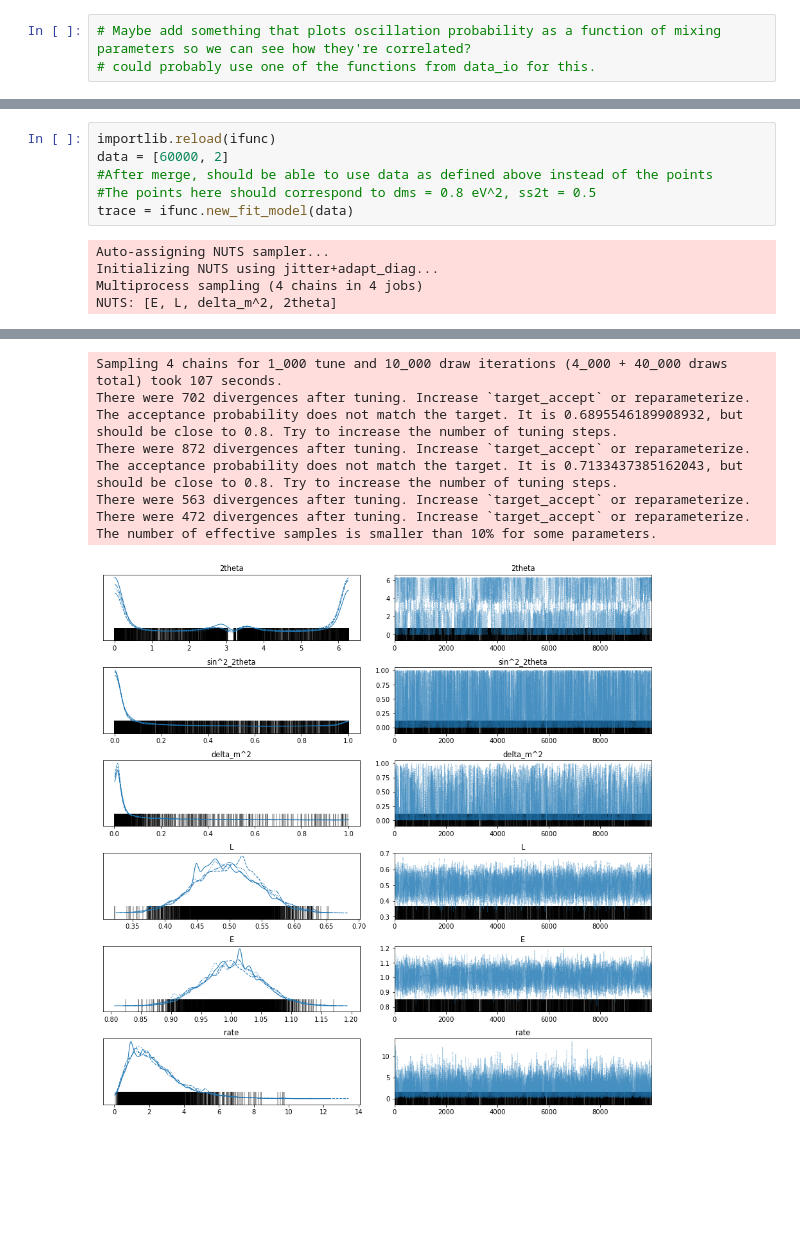
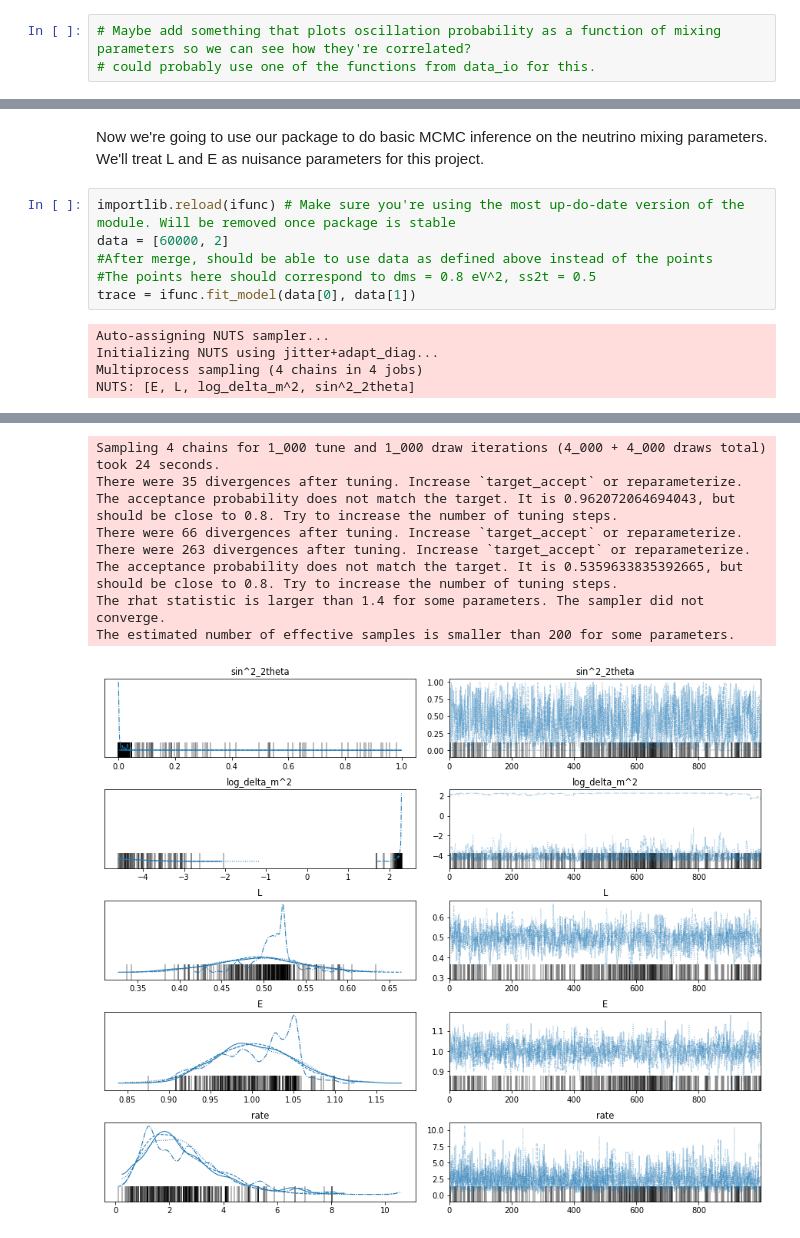
Before and after one commit to phys201/bayboone, a Jupyter notebook: tutorial.ipynb, the cells around one changed output, grey strips where cells are left out. Cells and saved outputs as stored; diff of their text form; blank space fills up the shorter version.

Commit message:
edits before due date #2
Mostly addressing direct feedback from comments and pull requests, some more tuning of generative model

```diff
--- a/tutorial.ipynb
+++ b/tutorial.ipynb
@@ -62,21 +75,23 @@ $$
+# %% [markdown]
+Now we're going to use our package to do basic MCMC inference on the neutrino mixing parameters. We'll treat L and E as nuisance parameters for this project.
 # %%
-importlib.reload(ifunc)
+importlib.reload(ifunc) # Make sure you're using the most up-do-date version of the module. Will be removed once package is stable
 data = [60000, 2]
 #After merge, should be able to use data as defined above instead of the points
 #The points here should correspond to dms = 0.8 eV^2, ss2t = 0.5
-trace = ifunc.new_fit_model(data)
+trace = ifunc.fit_model(data[0], data[1])
 # %% [output]
 Auto-assigning NUTS sampler...
 Initializing NUTS using jitter+adapt_diag...
 Multiprocess sampling (4 chains in 4 jobs)
-NUTS: [E, L, delta_m^2, 2theta]
+NUTS: [E, L, log_delta_m^2, sin^2_2theta]
 [interactive output not drawn]
-Sampling 4 chains for 1_000 tune and 10_000 draw iterations (4_000 + 40_000 draws total) took 107 seconds.
-There were 702 divergences after tuning. Increase `target_accept` or reparameterize.
-The acceptance probability does not match the target. It is 0.6895546189908932, but should be close to 0.8. Try to increase the number of tuning steps.
-There were 872 divergences after tuning. Increase `target_accept` or reparameterize.
-The acceptance probability does not match the target. It is 0.7133437385162043, but should be close to 0.8. Try to increase the number of tuning steps.
-There were 563 divergences after tuning. Increase `target_accept` or reparameterize.
-There were 472 divergences after tuning. Increase `target_accept` or reparameterize.
-The number of effective samples is smaller than 10% for some parameters.
+Sampling 4 chains for 1_000 tune and 1_000 draw iterations (4_000 + 4_000 draws total) took 24 seconds.
+There were 35 divergences after tuning. Increase `target_accept` or reparameterize.
+The acceptance probability does not match the target. It is 0.962072064694043, but should be close to 0.8. Try to increase the number of tuning steps.
+There were 66 divergences after tuning. Increase `target_accept` or reparameterize.
+There were 263 divergences after tuning. Increase `target_accept` or reparameterize.
+The acceptance probability does not match the target. It is 0.5359633835392665, but should be close to 0.8. Try to increase the number of tuning steps.
+The rhat statistic is larger than 1.4 for some parameters. The sampler did not converge.
+The estimated number of effective samples is smaller than 200 for some parameters.
-[figure, old version]
+[figure, new version]
```
Also changed, not shown: parts of 13 cells of this notebook, 3 other files.
